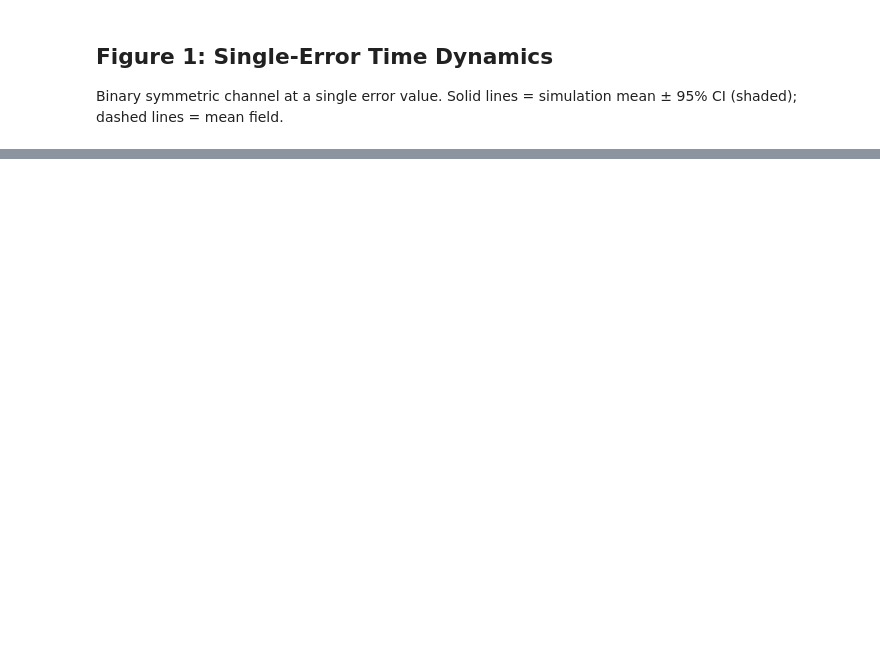
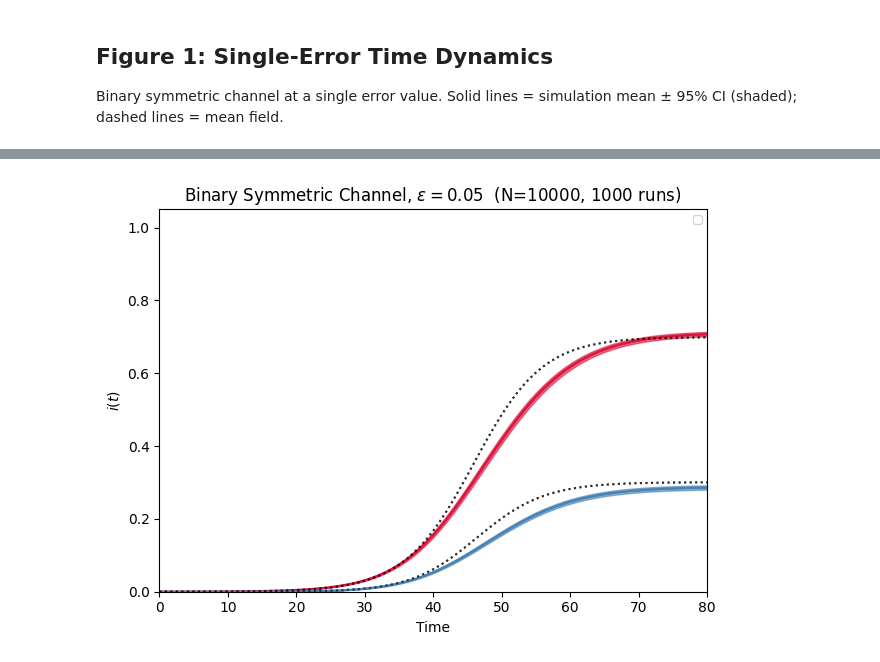
Before and after one commit to sagarkumar16/modeling-info-spread, a Jupyter notebook: notebooks/14-sk-paper-figures.ipynb, the cells around one changed output, grey strips where cells are left out. Saved outputs shown, nothing was run; the diff lists cells and outputs as text; code cells hidden in the pictures; blank space fills up the shorter version.

```diff
--- a/notebooks/14-sk-paper-figures.ipynb
+++ b/notebooks/14-sk-paper-figures.ipynb
@@ -109,0 +197,36 @@ plt.show()
+# %%
+epsilon = 0.05
+channel = single_flip_channel(1, epsilon)   # 2x2 binary symmetric
+
+
+binsym001_sim = simulate(num_runs=num_runs,
+                        channel=channel,
+                        N=N,
+                        initial_state=initial_state,
+                        beta=beta,
+                        k=k,
+                        max_time=max_time
+                       )
+
+binsym001_mf = well_mixed_mean_field(channel=channel,
+                                    N=N,
+                                    initial_state=initial_state/N,
+                                    beta=beta,
+                                    k=k,
+                                    max_time=max_time,
+                                    common_time=binsym01_sim[0][0]
+                                   )
+
+plot_simulation(binsym001_sim, mean_field=binsym001_mf)
+
+plt.xlabel('Time')
+plt.ylabel(r'$i(t)$')
+plt.title(fr'Binary Symmetric Channel, $\varepsilon = {epsilon}$  (N={N}, {num_runs} runs)')
+plt.ylim(0, 1.05)
+plt.xlim(0, max_time)
+plt.legend(ncol=2, fontsize=8)
+plt.tight_layout()
+#plt.savefig('/home/sagar/modeling-info-spread/reports/figures/PRE_figs/well_mixed_fit_001.pdf')
+plt.show()
+# %% [output]
+[figure, added]
```
Also changed, not shown: parts of 25 cells of this notebook, 7 other files.
